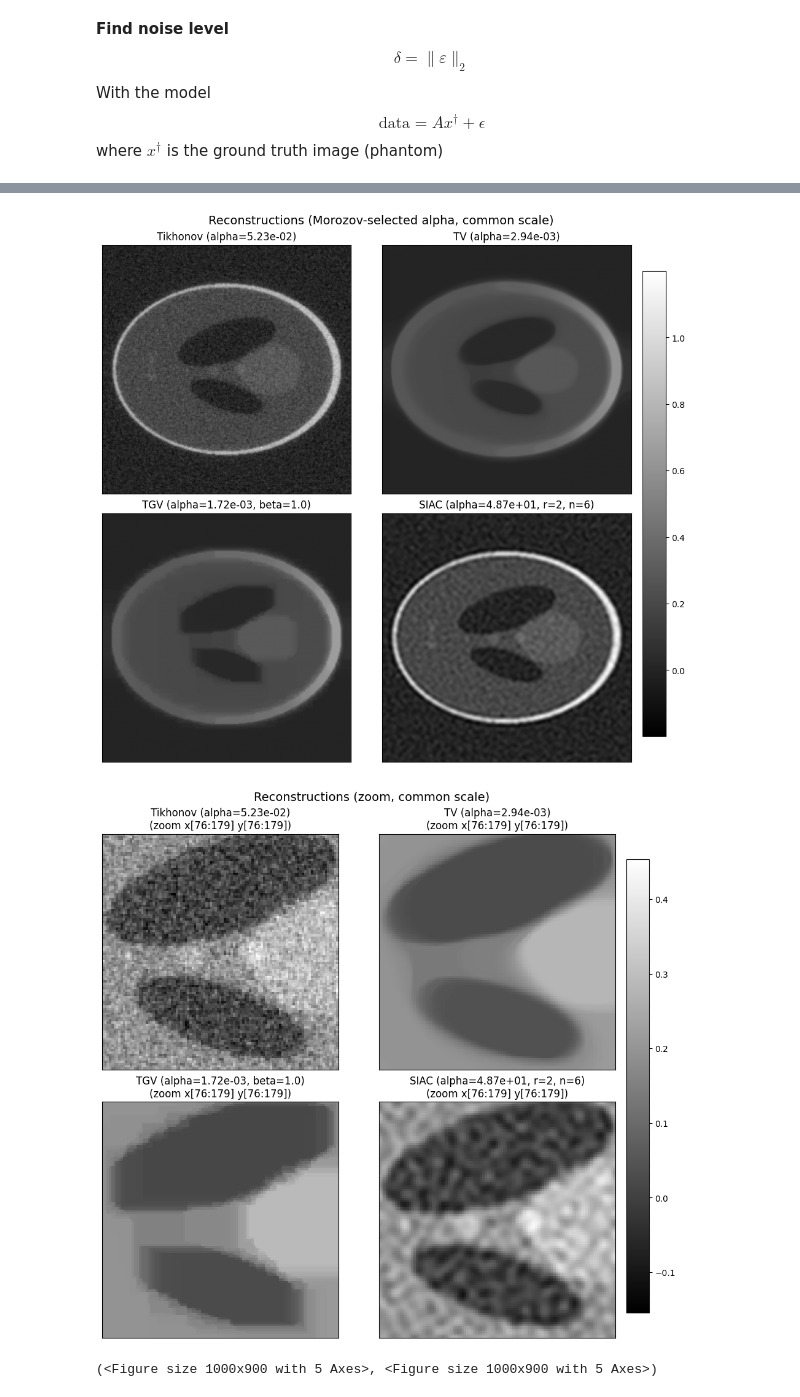
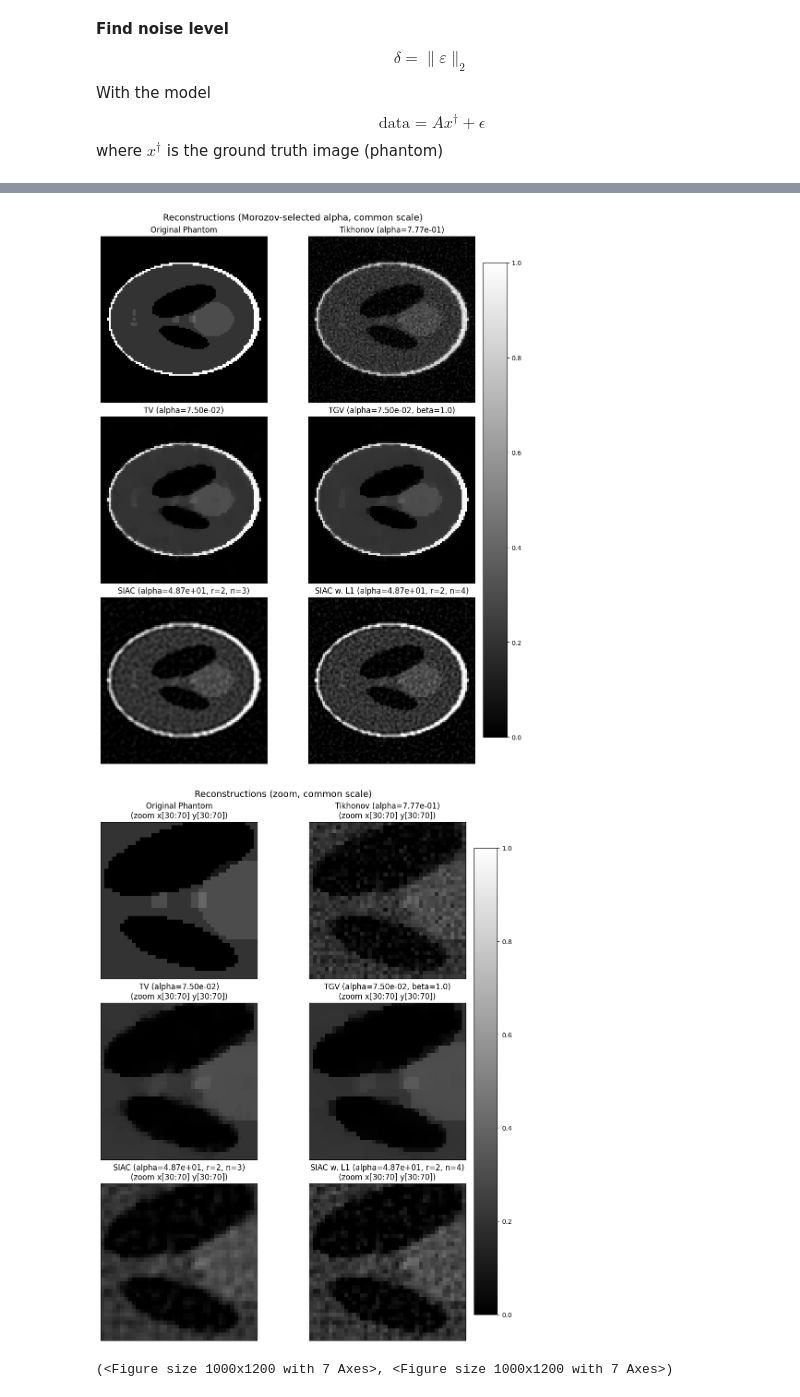
Before and after one commit to AdamHopkinss/SIAC-CT-Reconstruction, a Jupyter notebook: notebooks/SIAC_regularization.ipynb, the cells around one changed output, grey strips where cells are left out. Cells and saved outputs as stored; diff of their text form; code cells hidden in the pictures.

```diff
--- a/notebooks/SIAC_regularization.ipynb
+++ b/notebooks/SIAC_regularization.ipynb
@@ -245,7 +259,7 @@ $\delta$ = 0.06989967309078163
 from src.regularizations import solve_siac, solve_tgv2, solve_tikhonov, solve_tv, choose_alpha_morozov
 
 moments = 2
-BSorder = 6
+BSorder = 3
 # SIAC
 alpha_siac, x_siac = choose_alpha_morozov(
     reconstruct=lambda a: solve_siac(A, data, alpha=a, moments=moments,
@@ -262,7 +276,7 @@ from src.regularizations import solve_siac_L1
 x0 = reconstruct_fbp(sino_noisy, A, filter_name="Ram-Lak")
 
 moments_l1 = 2
-BSorder_l1 = 6
+BSorder_l1 = 4
 alpha_siac_l1, x_siac_l1 = choose_alpha_morozov(
     reconstruct=lambda a: solve_siac_L1(A, data, alpha=a, moments=moments_l1,
                                         BSorder=BSorder_l1, niter=200, x0=x0),
@@ -429,17 +374,18 @@ t_tik = time.perf_counter() - t0
 
 # TV
 t0 = time.perf_counter()
-x_tv = solve_tv(A, data, alpha=alpha_tv, niter=5000)
+x_tv = solve_tv(A, data, alpha=alpha_tv, niter=400)
 t_tv = time.perf_counter() - t0
 
 # TGV2: keep full state (x, y)
 t0 = time.perf_counter()
-x_tgv_state = solve_tgv2(A, data, alpha=alpha_tgv, niter=5000)
+x_tgv_state = solve_tgv2(A, data, alpha=alpha_tgv, niter=400)
 t_tgv = time.perf_counter() - t0
 
 x_tgv = x_tgv_state[0]
+
+# SIAC L1
+t0 = time.perf_counter()
+x_siac_l1 = solve_siac(A, data, alpha=alpha_siac_l1,
+                    moments=moments_l1, BSorder=BSorder_l1, niter=400)
+t_siac_l1 = time.perf_counter() - t0
-# %%
-t0 = time.perf_counter()
-x_siac_l1 = solve_siac(A, data, alpha=alpha_siac_l1,
-                    moments=moments_l1, BSorder=BSorder_l1, niter=1500)
-t_siac_l1 = time.perf_counter() - t0
@@ -446,19 +399,21 @@ t_siac_l1 = time.perf_counter() - t0
 # %%
-recons = [x_tik, x_tv, x_tgv, x_siac]
+recons = [phantom, x_tik, x_tv, x_tgv, x_siac, x_siac_l1]
 titles = [
+    f"Original Phantom",
     f"Tikhonov (alpha={alpha_tik:.2e})",
     f"TV (alpha={alpha_tv:.2e})",
     f"TGV (alpha={alpha_tgv:.2e}, beta=1.0)",
     f"SIAC (alpha={alpha_siac:.2e}, r={moments}, n={BSorder})",
+    f"SIAC w. L1 (alpha={alpha_siac:.2e}, r={moments_l1}, n={BSorder_l1})"
 ]
 
-plot_recon_grid_2x2_with_zoom(
+plot_recon_grid_3x2_with_zoom(
     recons, titles,
     suptitle_full="Reconstructions (Morozov-selected alpha, common scale)",
     suptitle_zoom="Reconstructions (zoom, common scale)",
     zoom_frac=(0.30, 0.70, 0.30, 0.70),
 )
 # %% [output]
-[figure, old version]
+[figure, new version]
-[figure, old version]
+[figure, new version]
-(<Figure size 1000x900 with 5 Axes>, <Figure size 1000x900 with 5 Axes>)
+(<Figure size 1000x1200 with 7 Axes>, <Figure size 1000x1200 with 7 Axes>)
```
Also changed, not shown: parts of 14 cells of this notebook, 3 other files.
